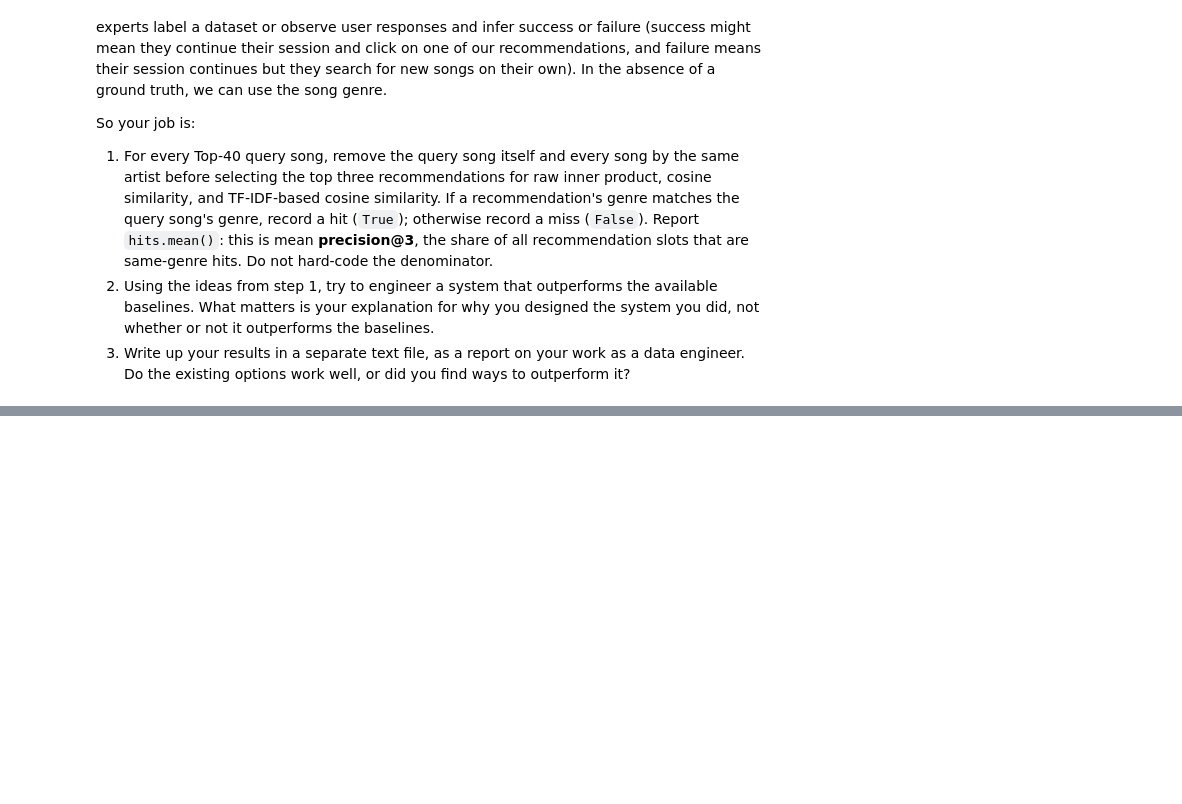
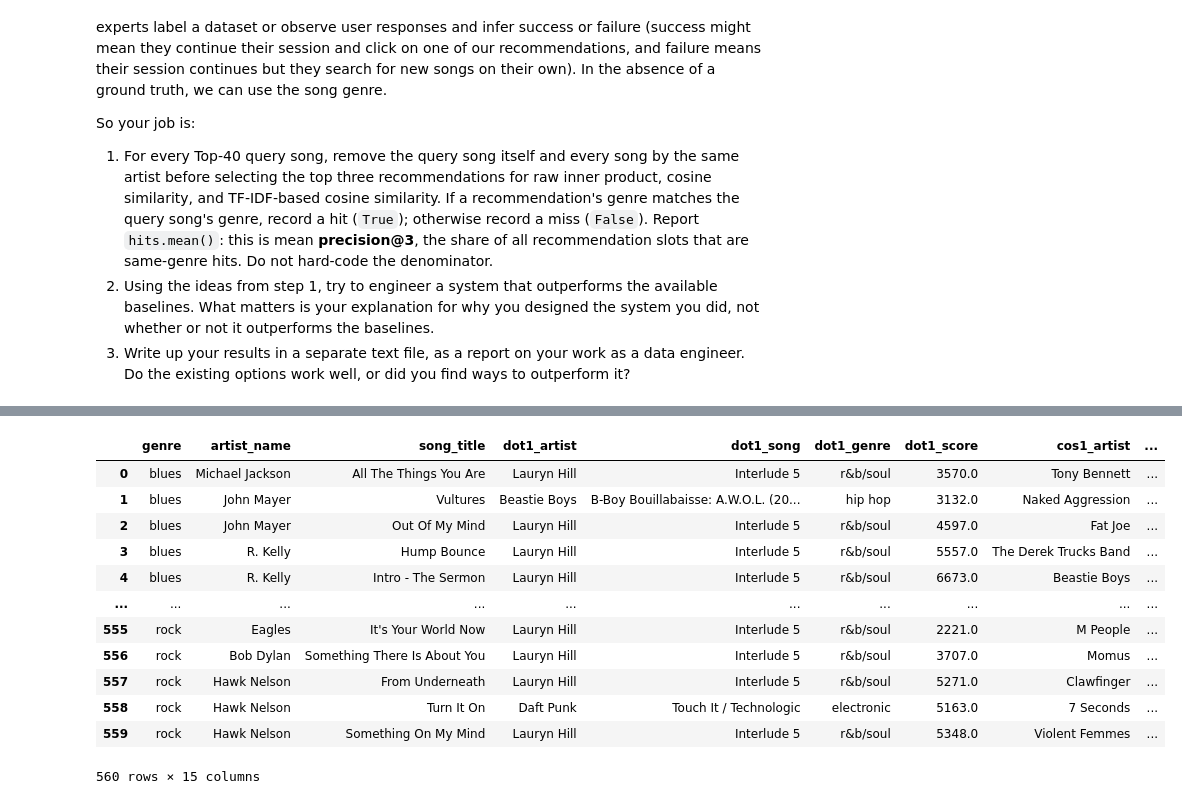
Before and after one commit to ae-phillips/uu_vectors_and_matrices, a Jupyter notebook: Thursday Lab/lab_01.ipynb, the cells around one changed output, grey strips where cells are left out. Cells and saved outputs as stored; diff of their text form; code cells hidden in the pictures; blank space fills up the shorter version.

Commit message:
finish genre_retrieval code and test that it works

```diff
--- a/Thursday Lab/lab_01.ipynb
+++ b/Thursday Lab/lab_01.ipynb
@@ -999,0 +1001,4 @@ So your job is:
+# %%
+genre = genre_results
+
+genre.head()
@@ -999,0 +1039,36 @@ So your job is:
+# %%
+selected_genre = genre[
+    [
+        "genre",
+        "artist_name",
+        "song_title",
+        "dot1_artist",
+        "dot1_song",
+        "dot1_genre",
+        "dot1_score",
+        "cos1_artist",
+        "cos1_song",
+        "cos1_genre",
+        "cos1_score",
+        "tfidf_cos1_artist",
+        "tfidf_cos1_song",
+        "tfidf_cos1_genre",
+        "tfidf_cos1_score"
+    ]
+]
+
+selected_genre
+# %% [output]
+|  | genre | artist_name | song_title | dot1_artist | dot1_song | dot1_genre | dot1_score | cos1_artist | ... |
+| 0 | blues | Michael Jackson | All The Things You Are | Lauryn Hill | Interlude 5 | r&b/soul | 3570.0 | Tony Bennett | ... |
+| 1 | blues | John Mayer | Vultures | Beastie Boys | B-Boy Bouillabaisse: A.W.O.L. (20... | hip hop | 3132.0 | Naked Aggression | ... |
+| 2 | blues | John Mayer | Out Of My Mind | Lauryn Hill | Interlude 5 | r&b/soul | 4597.0 | Fat Joe | ... |
+| 3 | blues | R. Kelly | Hump Bounce | Lauryn Hill | Interlude 5 | r&b/soul | 5557.0 | The Derek Trucks Band | ... |
+| 4 | blues | R. Kelly | Intro - The Sermon | Lauryn Hill | Interlude 5 | r&b/soul | 6673.0 | Beastie Boys | ... |
+| ... | ... | ... | ... | ... | ... | ... | ... | ... | ... |
+| 555 | rock | Eagles | It's Your World Now | Lauryn Hill | Interlude 5 | r&b/soul | 2221.0 | M People | ... |
+| 556 | rock | Bob Dylan | Something There Is About You | Lauryn Hill | Interlude 5 | r&b/soul | 3707.0 | Momus | ... |
+| 557 | rock | Hawk Nelson | From Underneath | Lauryn Hill | Interlude 5 | r&b/soul | 5271.0 | Clawfinger | ... |
+| 558 | rock | Hawk Nelson | Turn It On | Daft Punk | Touch It / Technologic | electronic | 5163.0 | 7 Seconds | ... |
+| 559 | rock | Hawk Nelson | Something On My Mind | Lauryn Hill | Interlude 5 | r&b/soul | 5348.0 | Violent Femmes | ... |
+560 rows × 15 columns
```
Also changed, not shown: parts of 4 cells of this notebook, 1 other file.
